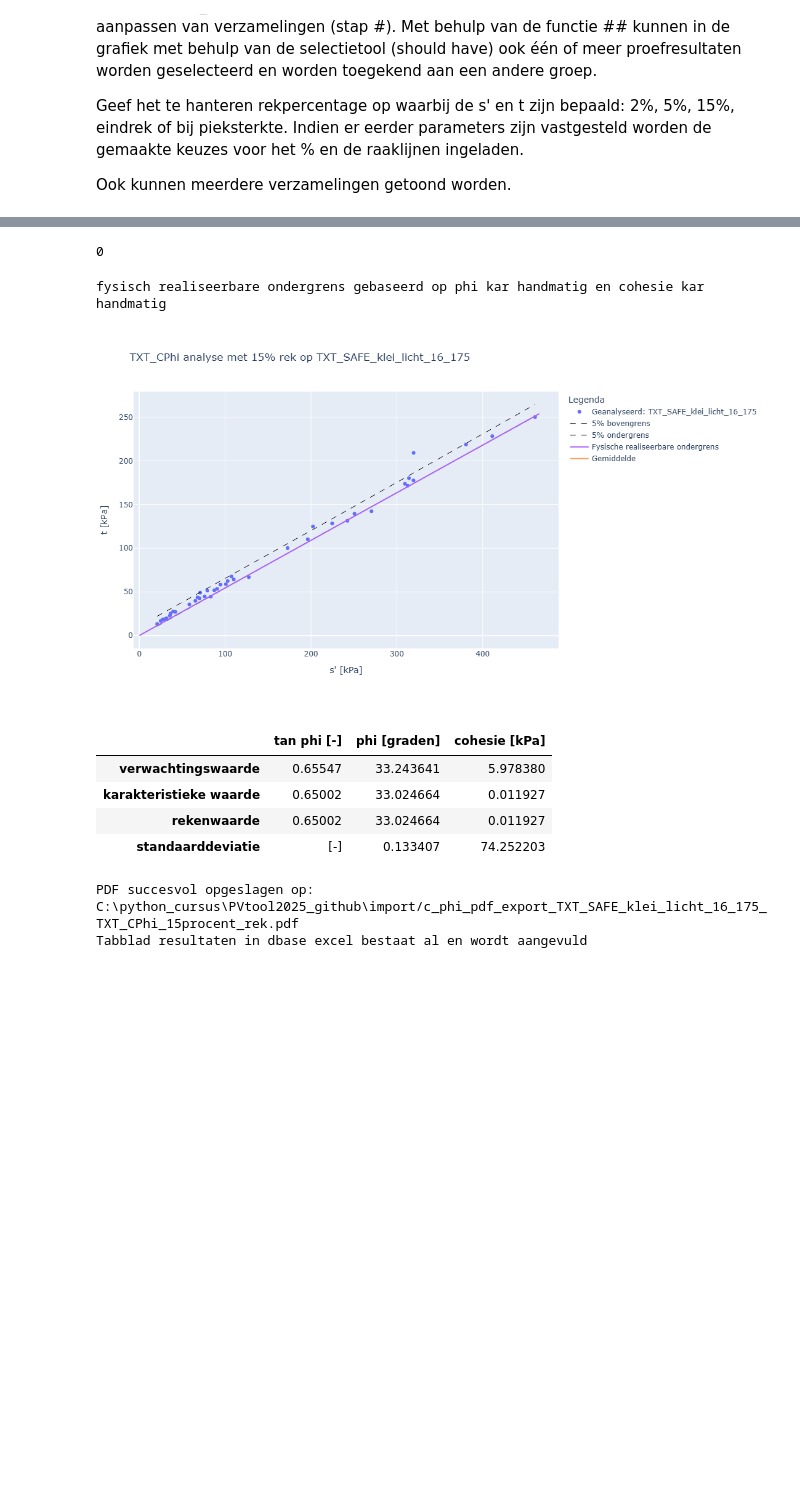
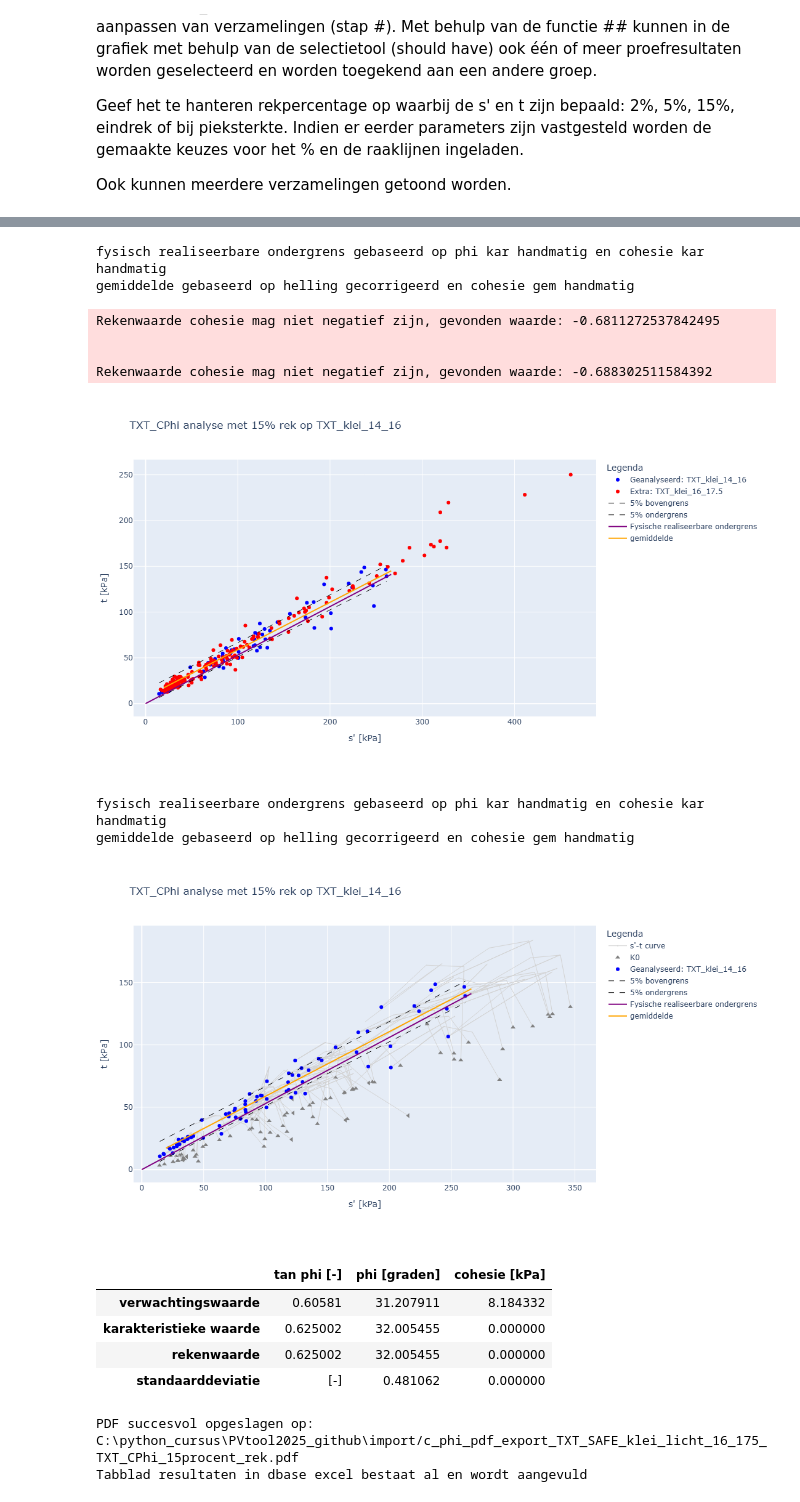
Before and after one commit to kkpdata/PV-tool, a Jupyter notebook: PV_tool0.3.ipynb, the cells around one changed output, grey strips where cells are left out. Drawn from its saved outputs; the diff is of its cells as text; code cells hidden in the pictures; blank space fills up the shorter version.

```diff
--- a/PV_tool0.3.ipynb
+++ b/PV_tool0.3.ipynb
@@ -197,17 +196,13 @@ from IPython.display import display, Markdown
 dbase_df = dbase.dbase_df
 
 #### Inlezen lijst met unieke namen in PV_NAAM
-
 # Filter het dataframe waar ALG__TRIAXIAAL True is
 filtered_df = dbase_df[dbase_df['ALG__TRIAXIAAL'] == True]
 # Selecteer de kolom PV_NAAM en haal unieke waarden op
 unique_names = filtered_df['PV_NAAM'].unique()
-# Converteer naar een lijst
 unique_names_list = unique_names.tolist()
 
-
 #### Widgets definieren
-
 # Dropdown widget voor rek%
 dropdown_rekpercentage = widgets.Dropdown(
     options=[
@@ -224,7 +219,7 @@ dropdown_rekpercentage = widgets.Dropdown(
 
 import ipywidgets as widgets
 
-# Dropdown widget met unieke namen uit het dataframe
+# Dropdown widget met unieke namen
 dropdown_verzameling_txt = widgets.Dropdown(
     options=unique_names_list,  # Gebruik de lijst met unieke namen als opties
     value=unique_names_list[0] if unique_names_list else None,  # Standaard geselecteerde waarde
@@ -232,21 +227,29 @@ dropdown_verzameling_txt = widgets.Dropdown(
     layout=widgets.Layout(width='400px')  # Stel de breedte van de widget in
 )
 
+# Dropdown widget om verschillende verzamelingen te tonen naast de gekozen verzameling voor de statistische analyse
+# SelectMultiple widget voor het selecteren van meerdere regels
+multi_select_verzameling = widgets.SelectMultiple(
+    options=unique_names_list,
+    value=[unique_names_list[0]] if unique_names_list else [],
+    disabled=False,
+    layout=widgets.Layout(width='400px', height='150px')  # Hoogte kun je aanpassen
+)
+
+
 #### WIDGETS TONEN
-
 # Toon de dropdown widget verzameling
 display(Markdown("**Kies verzameling voor statistische analyse:**"))
 display(dropdown_verzameling_txt)
-
-# Titel keuze proevenverzameling vergelijken
-#display(Markdown("**Kies verzameling ter vergelijking:**"))
-print()
-# hoe / wat kunnen we doen om keuze voor meerdere verzamelingen op te nemen?
 
 # Toon de dropdown widget rekpercentage
 display(Markdown("**Kies rekpercentage s'en t:**"))
 display(dropdown_rekpercentage)
 
+# Widget tonen
+display(Markdown("**Kies één of meerdere verzamelingen om naast de gekozen verzameling voor de statistische analyse te tonen:**"))
+display(multi_select_verzameling)
+
 print()
 # %% [output]
 **Kies verzameling voor statistische analyse:**
@@ -321,41 +339,38 @@ GridspecLayout(children=(Label(value='Beschrijving', layout=Layout(grid_area='wi
-# %%
-coh_kar = (PV_A1_COH_KAR_handmatig[0])
-coh_kar = 0
-
-print(coh_kar)
-# %% [output]
-0
 # %%
+#voer C-phi analyse uit met invoer en toon grafieken
 
-#voer C-phi analyse uit met invoer
 analyse = CPhiAnalyse(dbase=dbase, investigation_groups=[dropdown_verzameling_txt.value], effective_stress= dropdown_rekpercentage.value,
                       analysis_type='TXT_CPhi')
 
 analyse.apply_parameters(cohesie_gem = PV_A1_COH_GEM_handmatig[0])
 analyse.apply_parameters(phi_kar = PV_A2_PHI_KAR_handmatig[0])
 analyse.apply_parameters(cohesie_kar = PV_A1_COH_KAR_handmatig[0])
 analyse.apply_settings(material_factor_cohesion = PV_PARTCOH[0])
 analyse.apply_settings(material_factor_tan_phi = PV_PARTPHI[0])
-
 analyse.apply_settings(alpha = PV_TYPEVERZAMELING[0])
 
+#Toon resultaten figuur en tabel met cohesie en hoek van inwendige wrijving
+extra_verzamelingen_tonen = list(multi_select_verzameling.value)
+analyse.show_figure(plot_extra_dataset= extra_verzamelingen_tonen )
+analyse.show_figure(plot_spanningspaden=True)
 
-#Voer analyse uit
-analyse._run()
-
-
-#Toon resultaten figuur en tabel met cohesie en hoek van inwendige wrijving
-
-analyse.show_figure()
 analyse.print_short_results()
 # %% [output]
 fysisch realiseerbare ondergrens gebaseerd op phi kar handmatig en cohesie kar handmatig
+gemiddelde gebaseerd op helling gecorrigeerd en cohesie gem handmatig
+Rekenwaarde cohesie mag niet negatief zijn, gevonden waarde: -0.6811272537842495
+
+
+Rekenwaarde cohesie mag niet negatief zijn, gevonden waarde: -0.688302511584392
-[figure, old version]
+[figure, new version]
+fysisch realiseerbare ondergrens gebaseerd op phi kar handmatig en cohesie kar handmatig
+gemiddelde gebaseerd op helling gecorrigeerd en cohesie gem handmatig
+[figure, added]
 |  | tan phi [-] | phi [graden] | cohesie [kPa] |
-| verwachtingswaarde | 0.65547 | 33.243641 | 5.978380 |
-| karakteristieke waarde | 0.65002 | 33.024664 | 0.011927 |
-| rekenwaarde | 0.65002 | 33.024664 | 0.011927 |
-| standaarddeviatie | [-] | 0.133407 | 74.252203 |
+| verwachtingswaarde | 0.60581 | 31.207911 | 8.184332 |
+| karakteristieke waarde | 0.625002 | 32.005455 | 0.000000 |
+| rekenwaarde | 0.625002 | 32.005455 | 0.000000 |
+| standaarddeviatie | [-] | 0.481062 | 0.000000 |
 # %%
 # Resultaten opslaan naar: ##_PVtool5_0.xlsx, pdf en exporteer tussenstappen naar excel
 
```
Also changed, not shown: parts of 4 cells of this notebook, 19 other files.
